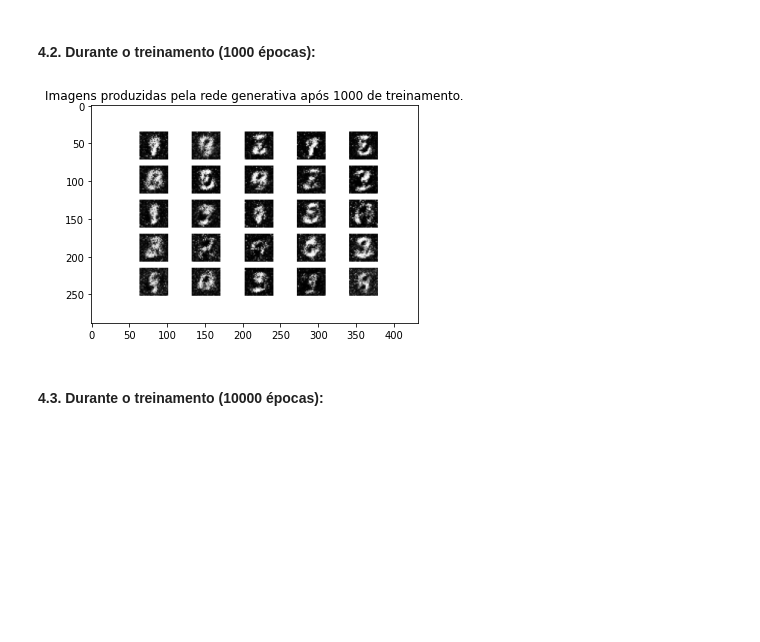
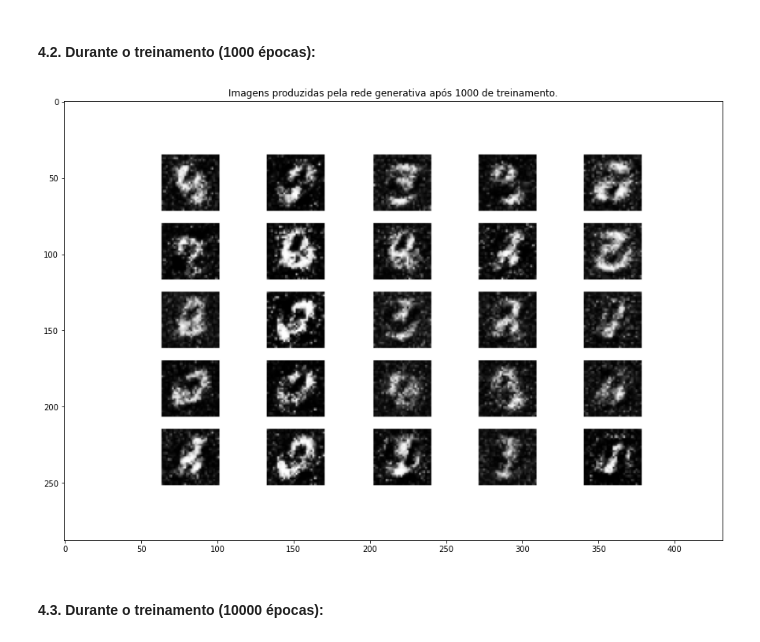
Before and after one commit to guilherme-rosa/IA353_RedesNeurais, a Jupyter notebook: EFC4/Q9/Q9.ipynb, the cells around one changed output. Saved outputs shown, nothing was run; the diff lists cells and outputs as text; code cells hidden in the pictures; blank space fills up the shorter version.

```diff
--- a/EFC4/Q9/Q9.ipynb
+++ b/EFC4/Q9/Q9.ipynb
@@ -227,11 +205,12 @@ plt.show()
 #### **4.2. Durante o treinamento (1000 épocas):**
 # %%
 image = mpimg.imread(path + "EFC4/Q9_Images_GAN_MNIST/1000.png") # Please, define the working directory appropriately
+plt.figure(figsize=(15, 15))
 plt.imshow(image)
 plt.title('Imagens produzidas pela rede generativa após 1000 de treinamento.')
 plt.show()
 # %% [output]
-[figure, old version]
+[figure, new version]
 # %% [markdown]
 #### **4.3. Durante o treinamento (10000 épocas):**
 # %%
```
Also changed, not shown: parts of 25 cells of this notebook, 1 other file.
